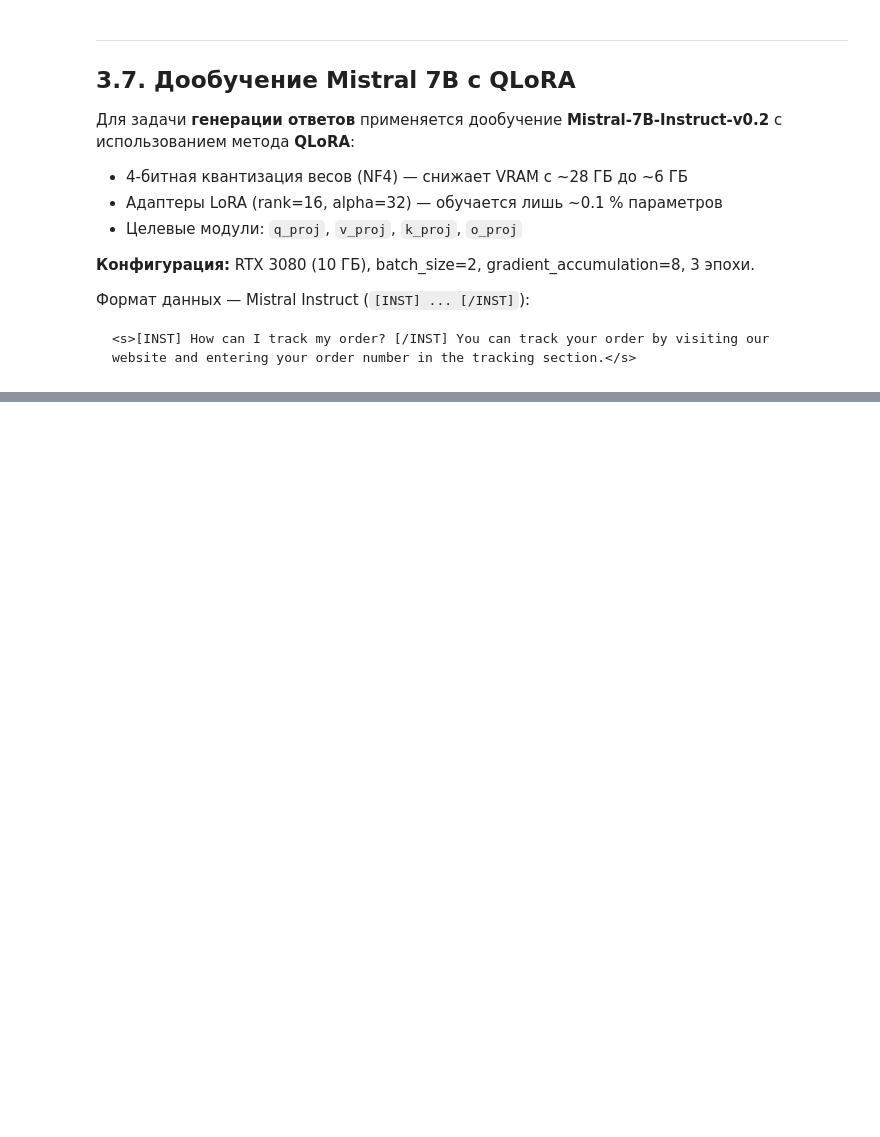
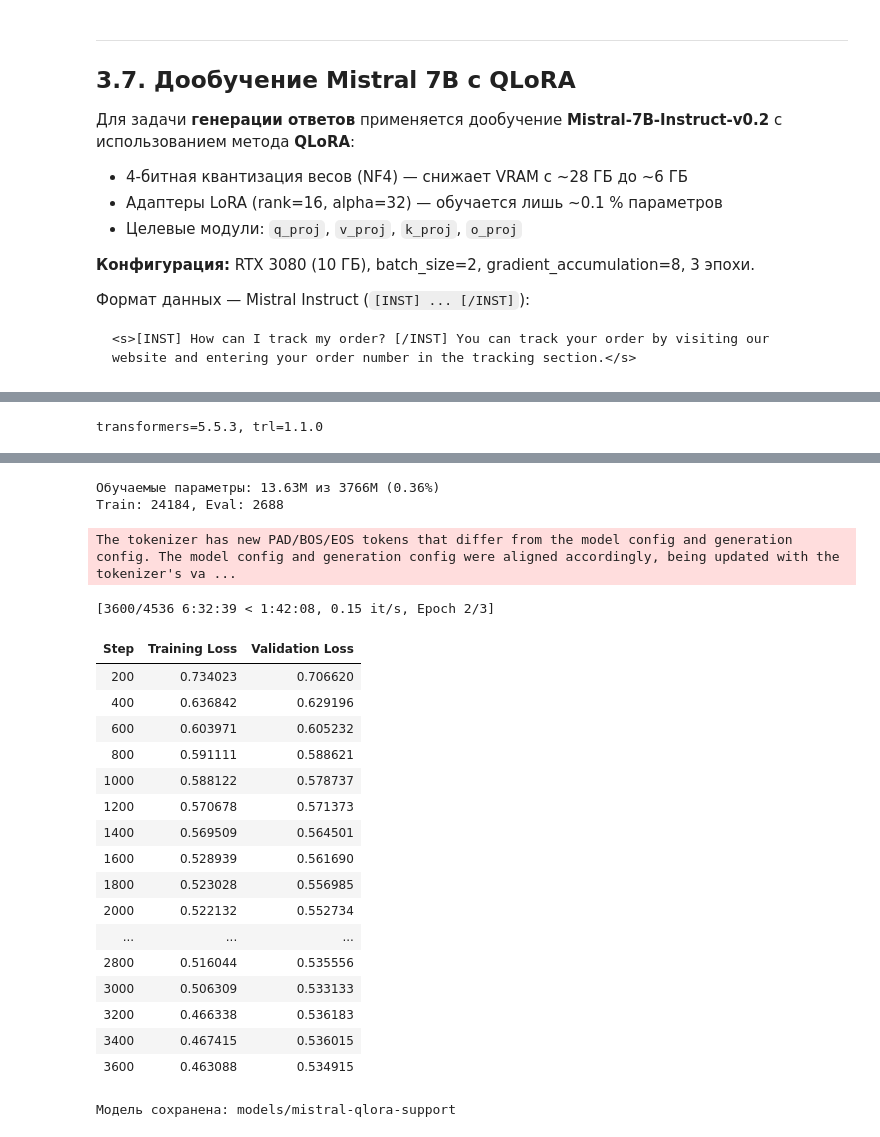
Before and after one commit to ConspiracyTrooper/coursework-nlp-intent-classification, a Jupyter notebook: Курсовая.ipynb, the cells around one changed output, grey strips where cells are left out. Cells and saved outputs as stored; diff of their text form; code cells hidden in the pictures; blank space fills up the shorter version.

```diff
--- a/Курсовая.ipynb
+++ b/Курсовая.ipynb
@@ -1423,7 +1545,7 @@ else:
 
     # ── Параметры обучения ──
     # max_seq_length (trl >= 0.12) / max_length (trl 0.8–0.11)
-    _len_kwarg = 'max_seq_length' if _TRL_VERSION >= Version('0.12') else 'max_length'
+    _len_kwarg = 'max_length'
 
     _sft_kwargs = dict(
         output_dir                  = OUTPUT_DIR,
@@ -1509,3 +1631,5 @@ else:
     trainer.save_model(OUTPUT_DIR)
     tokenizer.save_pretrained(OUTPUT_DIR)
     print(f'Модель сохранена: {OUTPUT_DIR}')
+# %% [output]
+transformers=5.5.3, trl=1.1.0
@@ -1512,3 +1638,25 @@ else:
+Обучаемые параметры: 13.63M из 3766M (0.36%)
+Train: 24184, Eval: 2688
+The tokenizer has new PAD/BOS/EOS tokens that differ from the model config and generation config. The model config and generation config were aligned accordingly, being updated with the tokenizer's va ...
+[3600/4536 6:32:39 < 1:42:08, 0.15 it/s, Epoch 2/3]
+| Step | Training Loss | Validation Loss |
+| 200 | 0.734023 | 0.706620 |
+| 400 | 0.636842 | 0.629196 |
+| 600 | 0.603971 | 0.605232 |
+| 800 | 0.591111 | 0.588621 |
+| 1000 | 0.588122 | 0.578737 |
+| 1200 | 0.570678 | 0.571373 |
+| 1400 | 0.569509 | 0.564501 |
+| 1600 | 0.528939 | 0.561690 |
+| 1800 | 0.523028 | 0.556985 |
+| 2000 | 0.522132 | 0.552734 |
+| ... | ... | ... |
+| 2800 | 0.516044 | 0.535556 |
+| 3000 | 0.506309 | 0.533133 |
+| 3200 | 0.466338 | 0.536183 |
+| 3400 | 0.467415 | 0.536015 |
+| 3600 | 0.463088 | 0.534915 |
+Модель сохранена: models/mistral-qlora-support
 # %%
 import json, os
 
```
Also changed, not shown: parts of 45 cells of this notebook, 7 other files.
